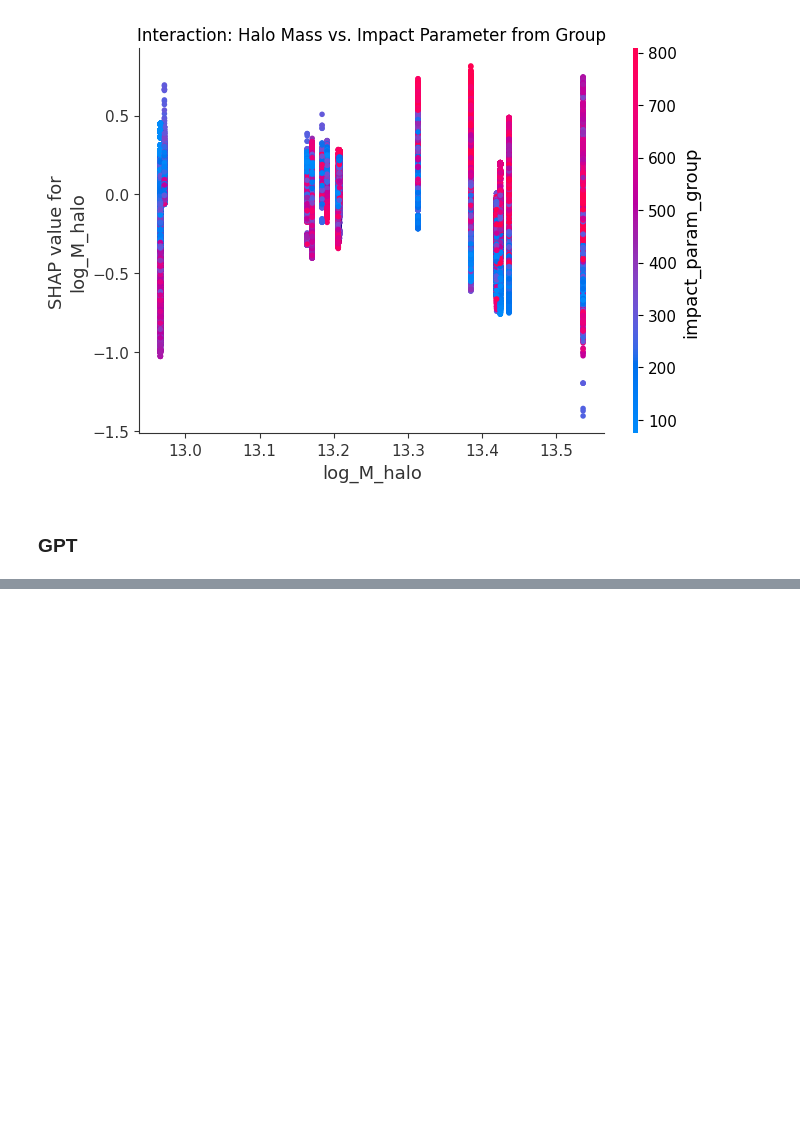
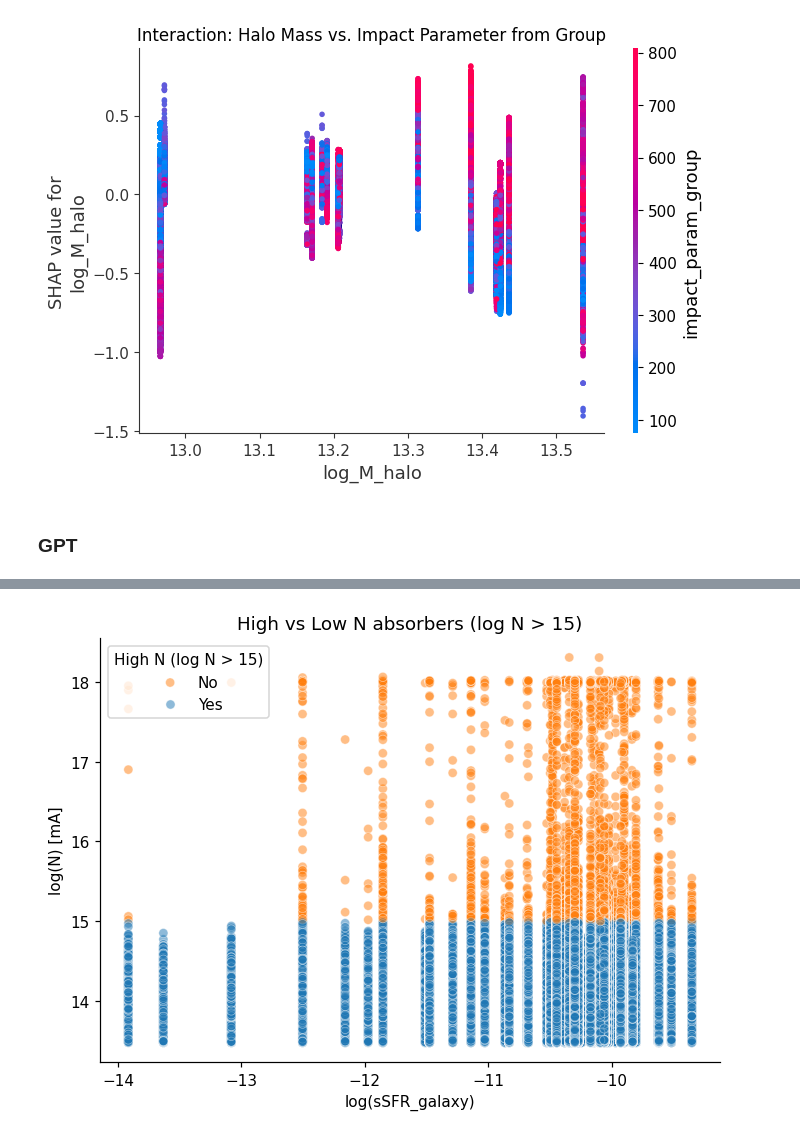
Before and after one commit to tanmay-starslab/OVI_IGrM, a Jupyter notebook: Code/training_data.ipynb, the cells around one changed output, grey strips where cells are left out. Saved outputs shown, nothing was run; the diff lists cells and outputs as text; code cells hidden in the pictures; blank space fills up the shorter version.

```diff
--- a/Code/training_data.ipynb
+++ b/Code/training_data.ipynb
@@ -616,0 +626,11 @@ Train rows 941,806   |   Test rows 257,640
+# %%
+# in the df plot on y axis the log N, on x axis the log(sSFR_galaxy)
+sns.scatterplot(data=det, x='log_sSFR_galaxy', y='N', hue='highN', alpha=0.5)
+plt.xlabel("log(sSFR_galaxy)");
+plt.ylabel("log(N) [mA]");
+plt.title("High vs Low N absorbers (log N > 15)");
+plt.legend(title="High N (log N > 15)", loc='upper left', labels=['No', 'Yes'])
+plt.tight_layout()
+plt.show()
+# %% [output]
+[figure, added]
```
Also changed, not shown: parts of 1 cell of this notebook.
